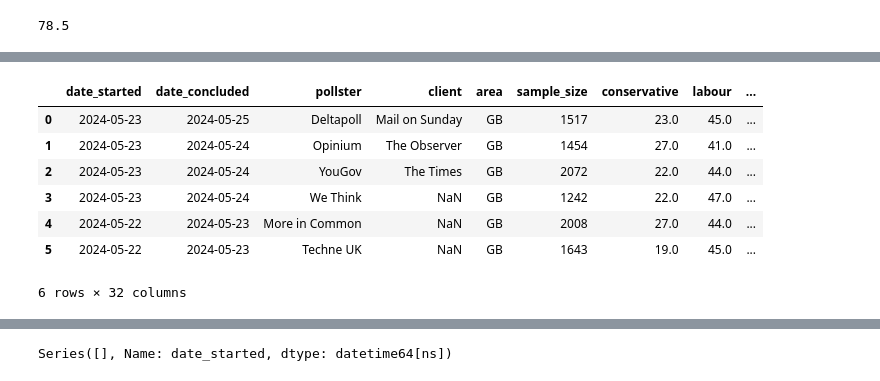
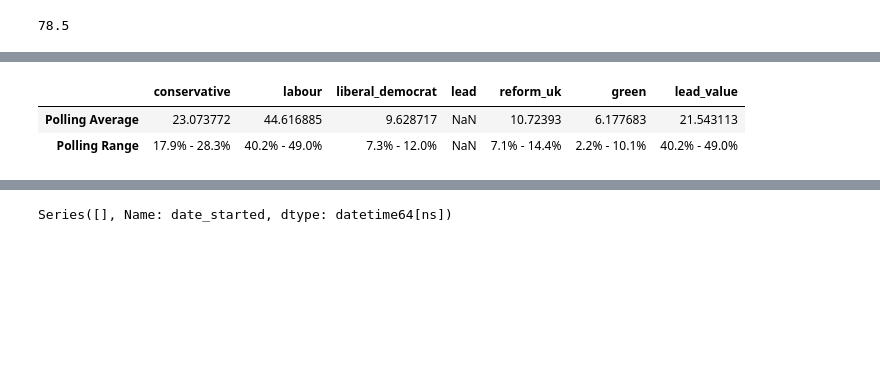
Before and after one commit to AndyLawton/uk_general_election_polls, a Jupyter notebook: main.ipynb, the cells around one changed output, grey strips where cells are left out. Cells and saved outputs as stored; diff of their text form; code cells hidden in the pictures; blank space fills up the shorter version.

Commit message:
Add ranges ti information

```diff
--- a/main.ipynb
+++ b/main.ipynb
@@ -917,11 +1000,0 @@ Name: pollster_weight, dtype: float64
-# %%
-campaign_polls
-# %% [output]
-|  | date_started | date_concluded | pollster | client | area | sample_size | conservative | labour | ... |
-| 0 | 2024-05-23 | 2024-05-25 | Deltapoll | Mail on Sunday | GB | 1517 | 23.0 | 45.0 | ... |
-| 1 | 2024-05-23 | 2024-05-24 | Opinium | The Observer | GB | 1454 | 27.0 | 41.0 | ... |
-| 2 | 2024-05-23 | 2024-05-24 | YouGov | The Times | GB | 2072 | 22.0 | 44.0 | ... |
-| 3 | 2024-05-23 | 2024-05-24 | We Think | NaN | GB | 1242 | 22.0 | 47.0 | ... |
-| 4 | 2024-05-22 | 2024-05-23 | More in Common | NaN | GB | 2008 | 27.0 | 44.0 | ... |
-| 5 | 2024-05-22 | 2024-05-23 | Techne UK | NaN | GB | 1643 | 19.0 | 45.0 | ... |
-6 rows × 32 columns
@@ -927,0 +1045,6 @@ campaign_polls
+# %%
+current_average
+# %% [output]
+|  | conservative | labour | liberal_democrat | lead | reform_uk | green | lead_value |
+| Polling Average | 23.073772 | 44.616885 | 9.628717 | NaN | 10.72393 | 6.177683 | 21.543113 |
+| Polling Range | 17.9% - 28.3% | 40.2% - 49.0% | 7.3% - 12.0% | NaN | 7.1% - 14.4% | 2.2% - 10.1% | 40.2% - 49.0% |
```
Also changed, not shown: parts of 87 cells of this notebook, 12 other files.
